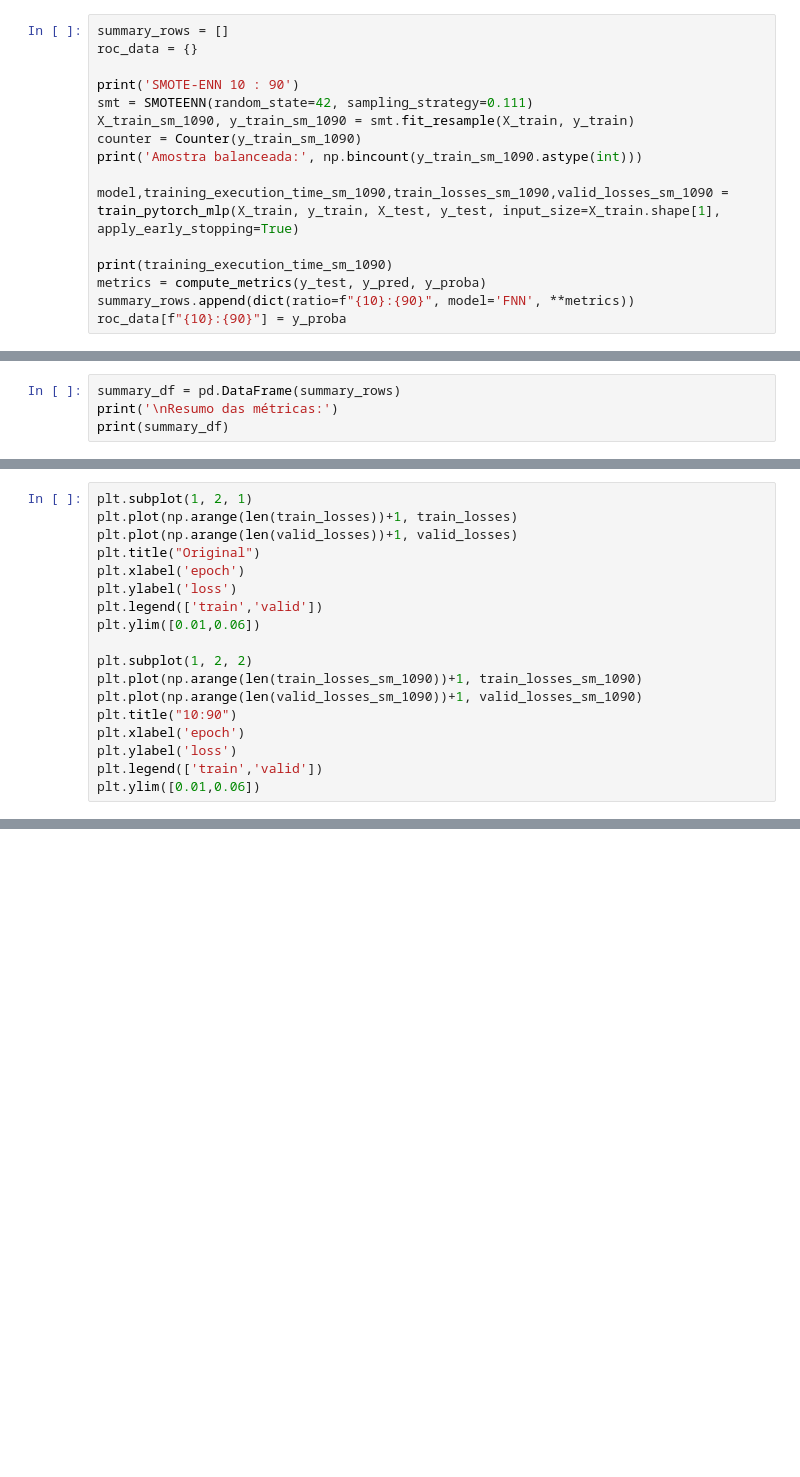
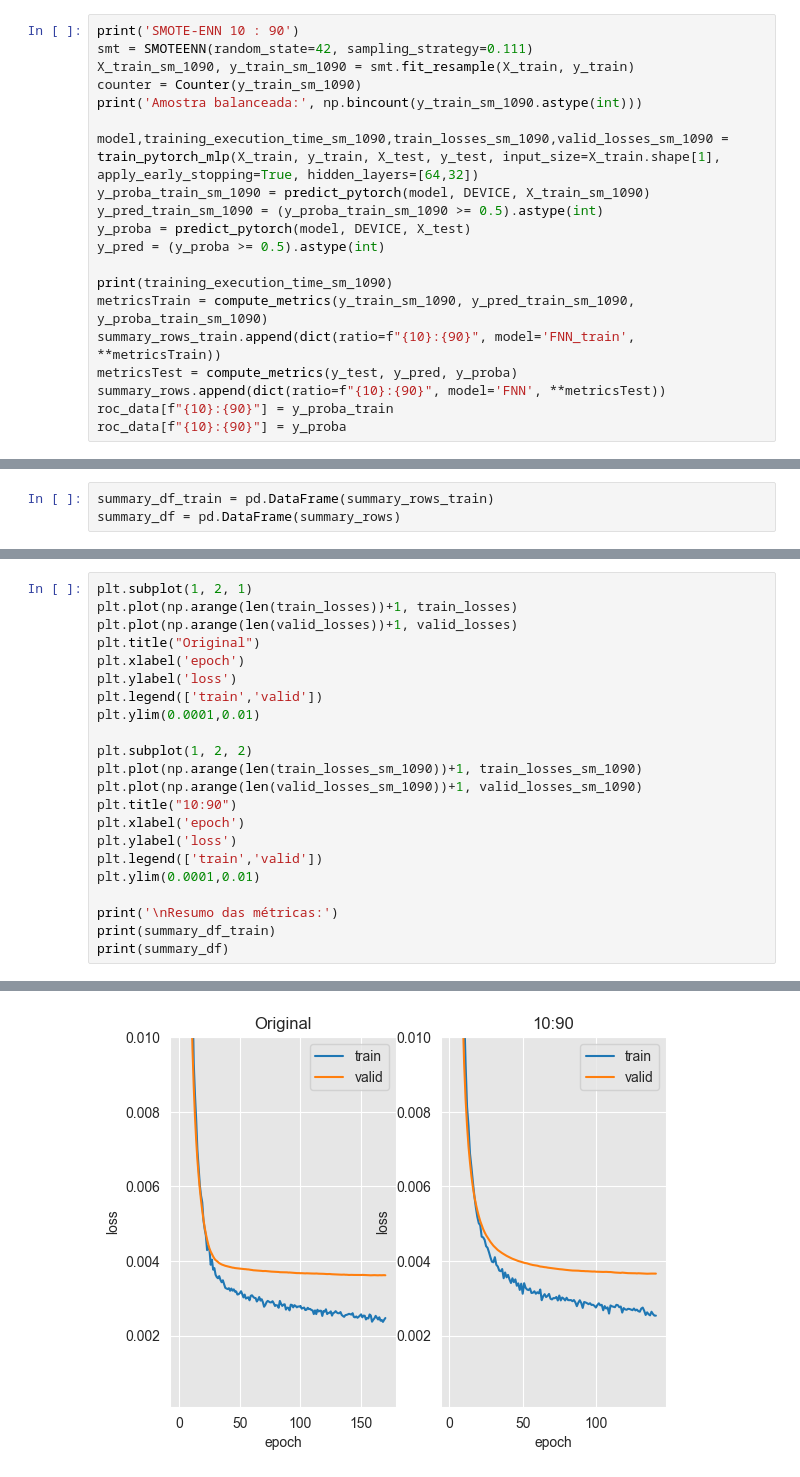
Before and after one commit to iopebiel/machine_learning_fraud_credit_card, a Jupyter notebook: neuralNetwork/FNN.ipynb, the cells around one changed output, grey strips where cells are left out. Cells and saved outputs as stored; diff of their text form; blank space fills up the shorter version.

```diff
--- a/neuralNetwork/FNN.ipynb
+++ b/neuralNetwork/FNN.ipynb
@@ -320,16 +491,20 @@ plt.legend(['train','valid'])
 # %%
-summary_rows = []
-roc_data = {}
-
 print('SMOTE-ENN 10 : 90')
 smt = SMOTEENN(random_state=42, sampling_strategy=0.111)
 X_train_sm_1090, y_train_sm_1090 = smt.fit_resample(X_train, y_train)
 counter = Counter(y_train_sm_1090)
 print('Amostra balanceada:', np.bincount(y_train_sm_1090.astype(int)))
 
-model,training_execution_time_sm_1090,train_losses_sm_1090,valid_losses_sm_1090 = train_pytorch_mlp(X_train, y_train, X_test, y_test, input_size=X_train.shape[1], apply_early_stopping=True)
+model,training_execution_time_sm_1090,train_losses_sm_1090,valid_losses_sm_1090 = train_pytorch_mlp(X_train, y_train, X_test, y_test, input_size=X_train.shape[1], apply_early_stopping=True, hidden_layers=[64,32])
+y_proba_train_sm_1090 = predict_pytorch(model, DEVICE, X_train_sm_1090)
+y_pred_train_sm_1090 = (y_proba_train_sm_1090 >= 0.5).astype(int)
+y_proba = predict_pytorch(model, DEVICE, X_test)
+y_pred = (y_proba >= 0.5).astype(int)
 
 print(training_execution_time_sm_1090)
-metrics = compute_metrics(y_test, y_pred, y_proba)
-summary_rows.append(dict(ratio=f"{10}:{90}", model='FNN', **metrics))
+metricsTrain = compute_metrics(y_train_sm_1090, y_pred_train_sm_1090, y_proba_train_sm_1090)
+summary_rows_train.append(dict(ratio=f"{10}:{90}", model='FNN_train', **metricsTrain))
+metricsTest = compute_metrics(y_test, y_pred, y_proba)
+summary_rows.append(dict(ratio=f"{10}:{90}", model='FNN', **metricsTest))
+roc_data[f"{10}:{90}"] = y_proba_train
 roc_data[f"{10}:{90}"] = y_proba
@@ -336,7 +529,6 @@ roc_data[f"{10}:{90}"] = y_proba
 # %%
+summary_df_train = pd.DataFrame(summary_rows_train)
 summary_df = pd.DataFrame(summary_rows)
-print('\nResumo das métricas:')
-print(summary_df)
 # %%
 last_ratio = list(roc_data.keys())[-1]
 plt.figure(figsize=(8,6))
@@ -358,7 +552,7 @@ plt.title("Original")
 plt.xlabel('epoch')
 plt.ylabel('loss')
 plt.legend(['train','valid'])
-plt.ylim([0.01,0.06])
+plt.ylim(0.0001,0.01)
 
 plt.subplot(1, 2, 2)
 plt.plot(np.arange(len(train_losses_sm_1090))+1, train_losses_sm_1090)
@@ -367,4 +561,9 @@ plt.title("10:90")
 plt.xlabel('epoch')
 plt.ylabel('loss')
 plt.legend(['train','valid'])
-plt.ylim([0.01,0.06])
+plt.ylim(0.0001,0.01)
+
+print('\nResumo das métricas:')
+print(summary_df_train)
+print(summary_df)
+# %% [output]
@@ -371 +581,2 @@ plt.ylim([0.01,0.06])
+[figure, added]
 # %%
```
Also changed, not shown: parts of 19 cells of this notebook.
